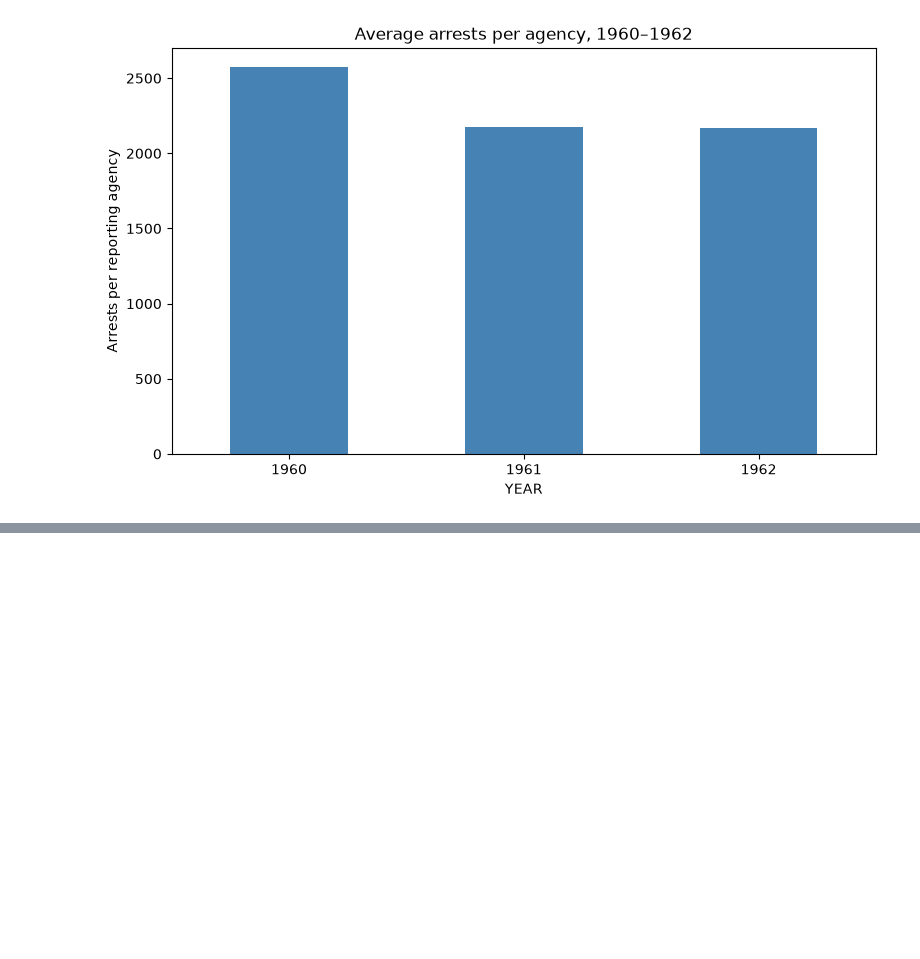
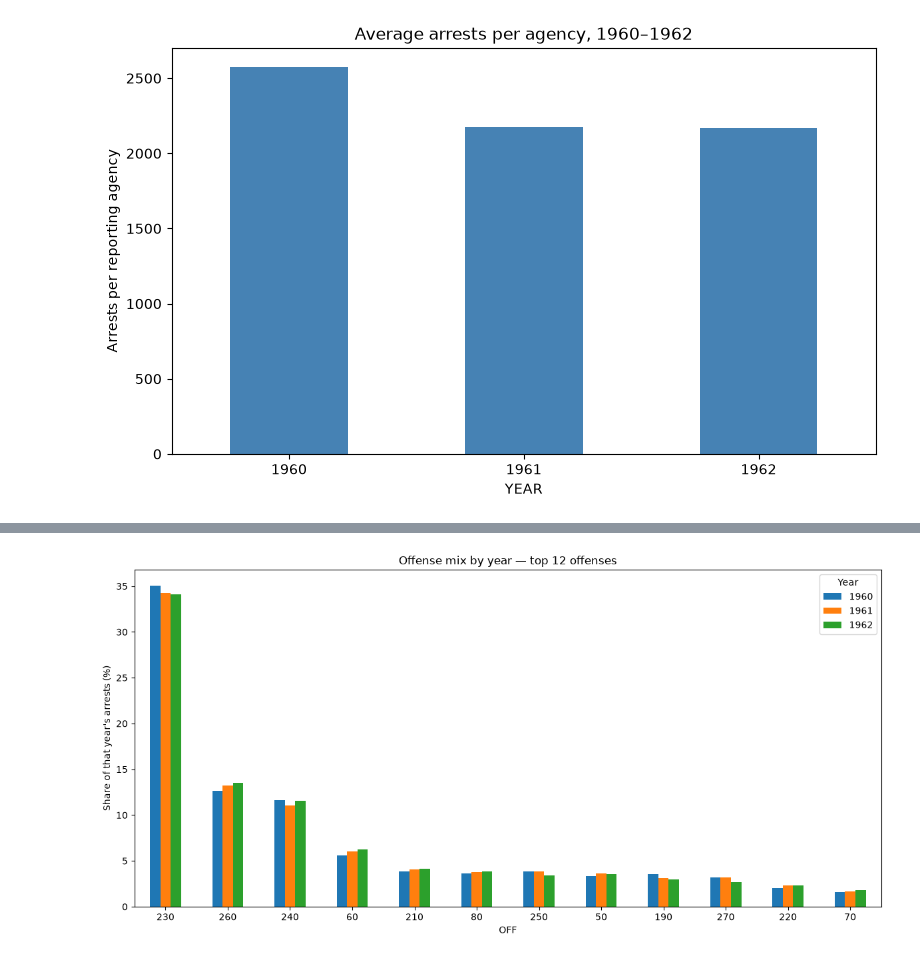
Before and after one commit to Deoxxysss/real-dataset-investigation, a Jupyter notebook: Notebooks/04_final_analysis.ipynb, the cells around one changed output, grey strips where cells are left out. Drawn from its saved outputs; the diff is of its cells as text; code cells hidden in the pictures; blank space fills up the shorter version.

Commit message:
Complete figures and 04_final_analysis.ipynb

```diff
--- a/Notebooks/04_final_analysis.ipynb
+++ b/Notebooks/04_final_analysis.ipynb
@@ -168,3 +168,13 @@ plt.savefig('../figures/final_per_agency_by_year.png', dpi=150)
 plt.show()
 # %% [output]
 [figure]
+# %%
+# Compute arrest totals — M24/F24 are "no age (adult)", still real arrests.
+AGE_M = [f'M{i}' for i in range(3, 25) if i not in (7, 21, 22, 23)]
+AGE_F = [f'F{i}' for i in range(3, 25) if i not in (7, 21, 22, 23)]
+
+df['total_male']    = df[AGE_M].sum(axis=1)
+df['total_female']  = df[AGE_F].sum(axis=1)
+df['total_arrests'] = df['total_male'] + df['total_female']
+
+print(df.shape)
@@ -170,0 +183,8 @@ plt.show()
+# %%
+# Offense mix per year, as a share of that year's total arrests.
+mix = df.groupby(['YEAR', 'OFF'])['total_arrests'].sum().unstack('YEAR')
+mix = mix.div(mix.sum(axis=0), axis=1)
+
+# Restricting to the top 12 offenses overall so the chart stays readable.
+top12 = df.groupby('OFF')['total_arrests'].sum().nlargest(12).index
+print((mix.loc[top12] * 100).round(2))
@@ -170,0 +206,12 @@ plt.show()
+# %%
+fig, ax = plt.subplots(figsize=(12, 6))
+(mix.loc[top12] * 100).plot(kind='bar', ax=ax)
+ax.set_ylabel('Share of that year\'s arrests (%)')
+ax.set_title('Offense mix by year — top 12 offenses')
+ax.legend(title='Year')
+plt.xticks(rotation=0)
+plt.tight_layout()
+plt.savefig('../figures/final_offense_mix_by_year.png', dpi=150)
+plt.show()
+# %% [output]
+[figure, added]
```
Also changed, not shown: parts of 30 cells of this notebook, 10 other files.
